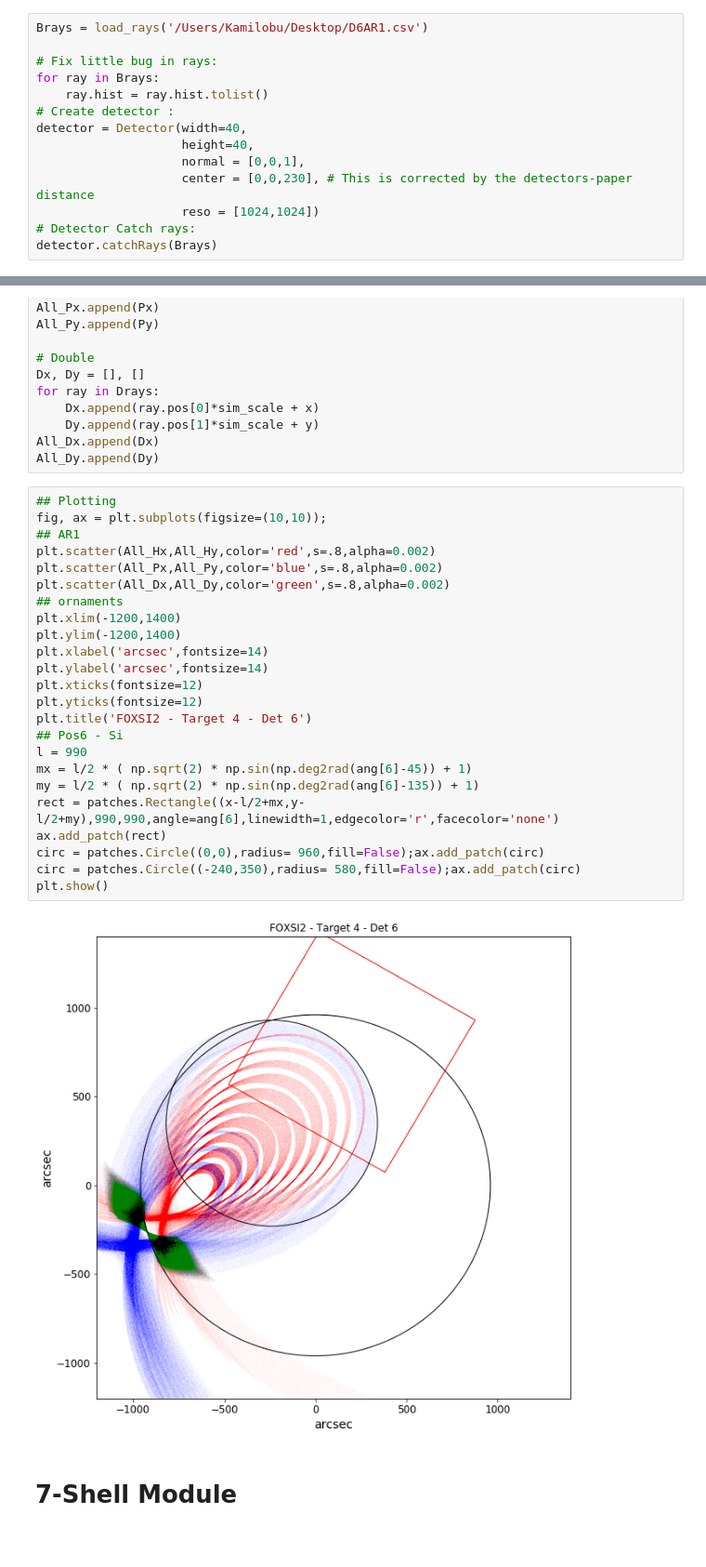
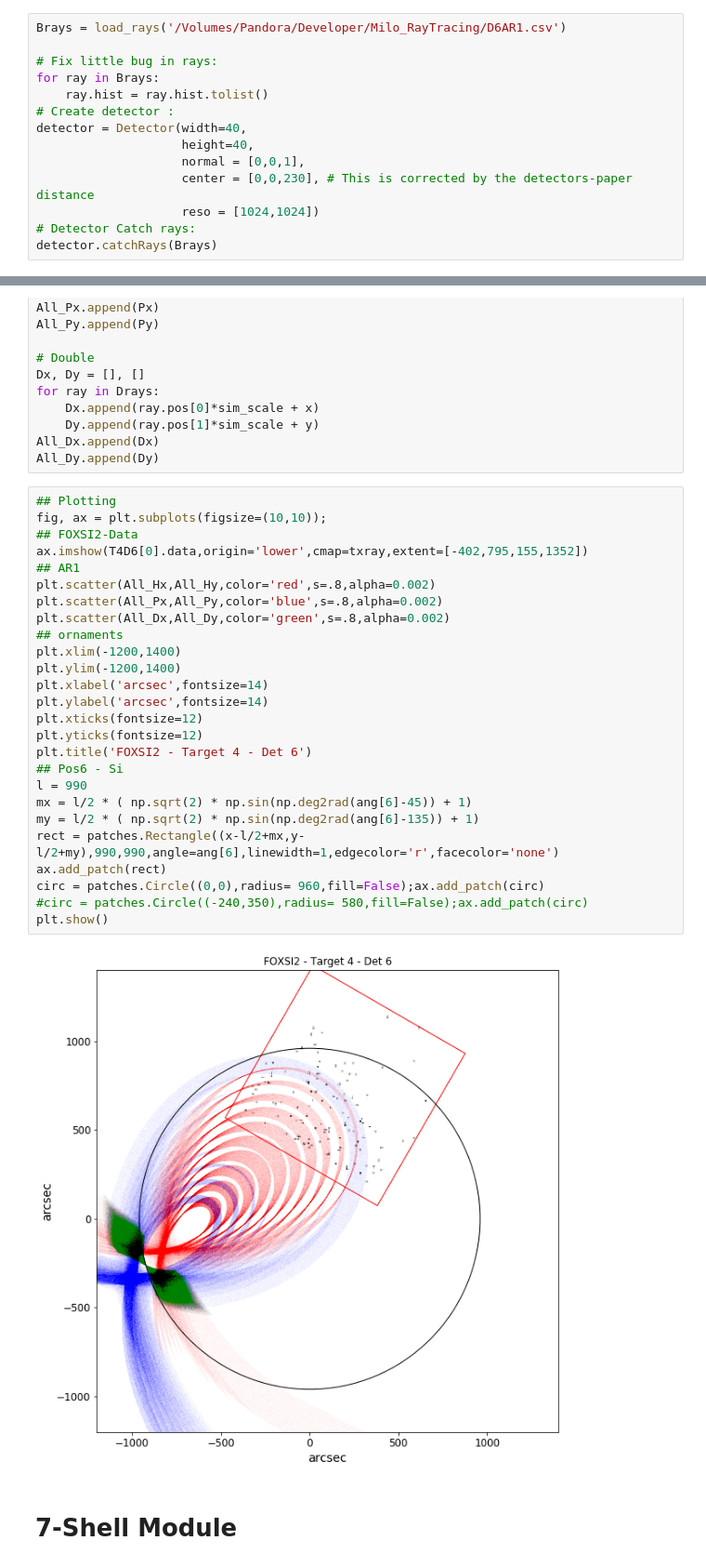
Before and after one commit to pymilo/Milo_FOXSI_Science, a Jupyter notebook: FOXSI2-T4-Sim-rays/Masks_FOXSI2_T4.ipynb, the cells around one changed output, grey strips where cells are left out. Shown at 93% size. Drawn from its saved outputs; the diff is of its cells as text.

Commit message:
All AIA data Fixed

```diff
--- a/FOXSI2-T4-Sim-rays/Masks_FOXSI2_T4.ipynb
+++ b/FOXSI2-T4-Sim-rays/Masks_FOXSI2_T4.ipynb
@@ -91,7 +91,7 @@ import astropy.io.fits as pyfits
 ang = [-82.5000, -75.0000, 67.5000, 75.0000, -97.5000, -90.0000, 60.0000]  ## Detector angles
 x,y = 200, 750 ## Target center
 # %%
-Brays = load_rays('/Users/Kamilobu/Desktop/D6AR1.csv')
+Brays = load_rays('/Volumes/Pandora/Developer/Milo_RayTracing/D6AR1.csv')
 
 # Fix little bug in rays:
 for ray in Brays:
@@ -144,29 +144,31 @@ All_Dy.append(Dy)
 # %%
 ## Plotting
 fig, ax = plt.subplots(figsize=(10,10));
+## FOXSI2-Data
+ax.imshow(T4D6[0].data,origin='lower',cmap=txray,extent=[-402,795,155,1352])
 ## AR1
 plt.scatter(All_Hx,All_Hy,color='red',s=.8,alpha=0.002)
 plt.scatter(All_Px,All_Py,color='blue',s=.8,alpha=0.002)
 plt.scatter(All_Dx,All_Dy,color='green',s=.8,alpha=0.002)
 ## ornaments
 plt.xlim(-1200,1400)
 plt.ylim(-1200,1400)
 plt.xlabel('arcsec',fontsize=14)
 plt.ylabel('arcsec',fontsize=14)
 plt.xticks(fontsize=12)
 plt.yticks(fontsize=12)
 plt.title('FOXSI2 - Target 4 - Det 6')
 ## Pos6 - Si
 l = 990
 mx = l/2 * ( np.sqrt(2) * np.sin(np.deg2rad(ang[6]-45)) + 1)
 my = l/2 * ( np.sqrt(2) * np.sin(np.deg2rad(ang[6]-135)) + 1)
 rect = patches.Rectangle((x-l/2+mx,y-l/2+my),990,990,angle=ang[6],linewidth=1,edgecolor='r',facecolor='none')
 ax.add_patch(rect)
 circ = patches.Circle((0,0),radius= 960,fill=False);ax.add_patch(circ)
-circ = patches.Circle((-240,350),radius= 580,fill=False);ax.add_patch(circ)
+#circ = patches.Circle((-240,350),radius= 580,fill=False);ax.add_patch(circ)
 plt.show()
 # %% [output]
-[figure, old version]
+[figure, new version]
 # %% [markdown]
 # 7-Shell Module
 # %% [markdown]
```
Also changed, not shown: parts of 3 cells of this notebook, 2 other files.
